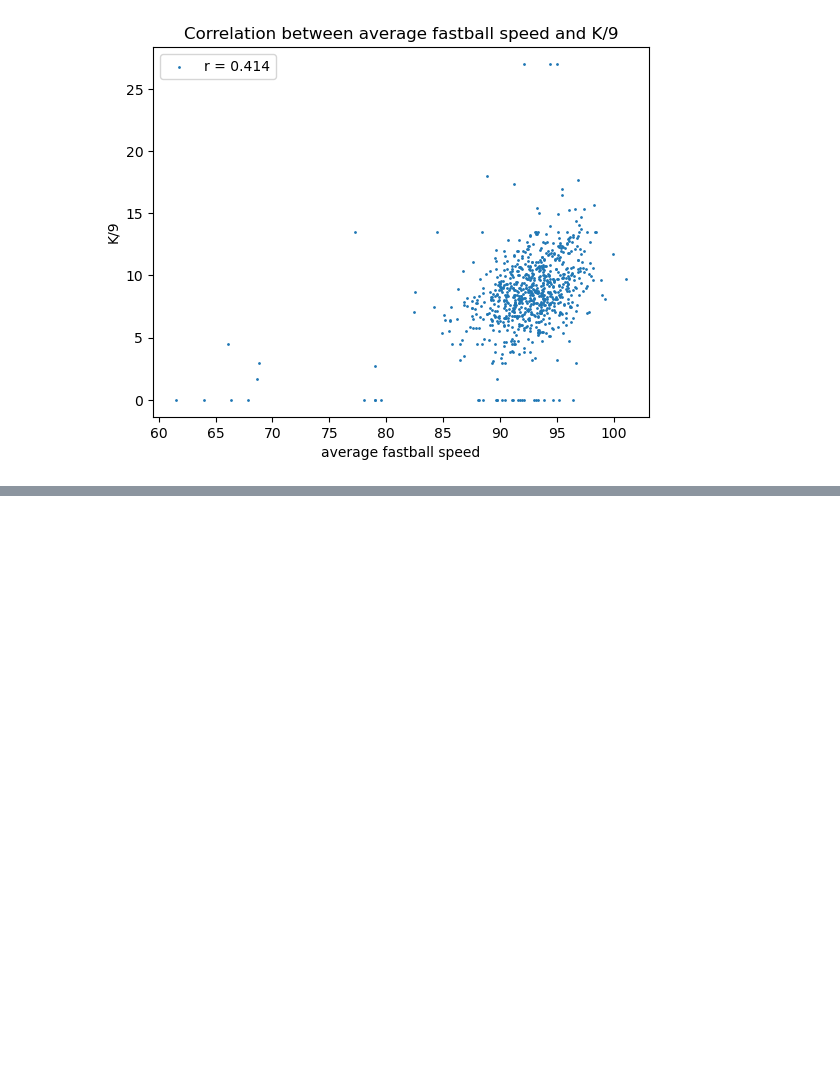
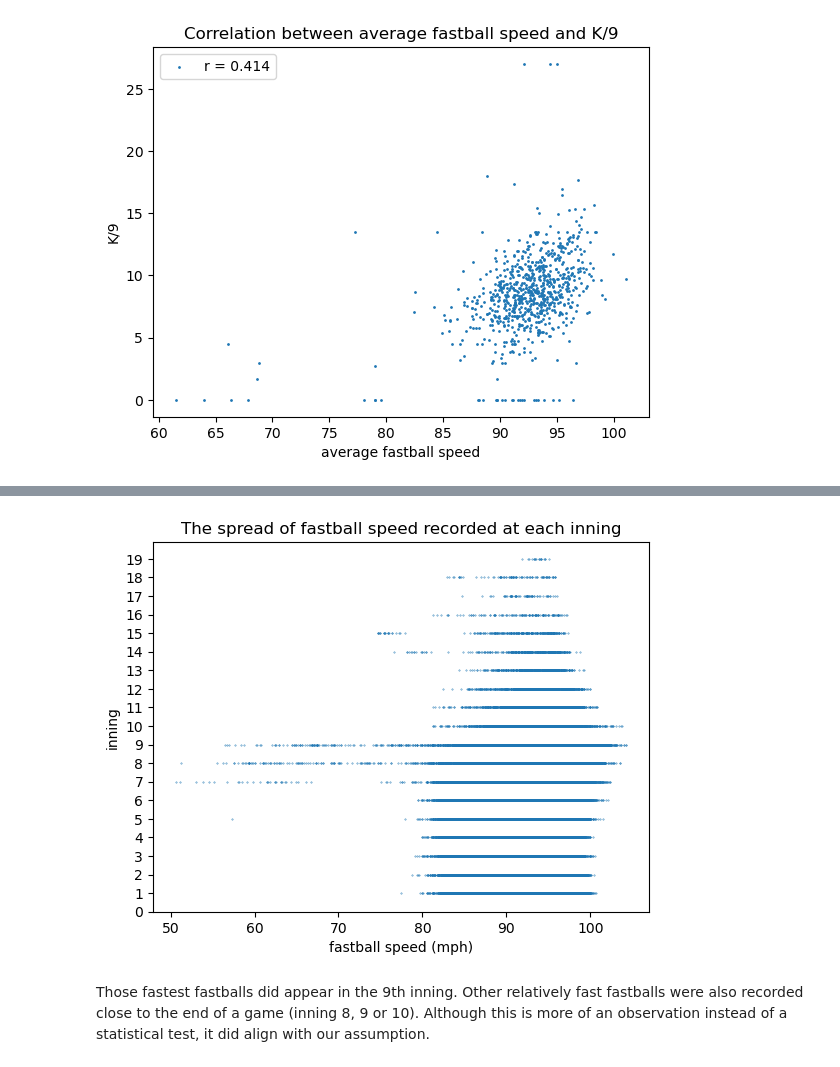
Before and after one commit to Stevey8/Fastball-vs-Pitcher-Performance, a Jupyter notebook: mlb_pitcher_2019.ipynb, the cells around one changed output, grey strips where cells are left out. Drawn from its saved outputs; the diff is of its cells as text; code cells hidden in the pictures; blank space fills up the shorter version.

```diff
--- a/mlb_pitcher_2019.ipynb
+++ b/mlb_pitcher_2019.ipynb
@@ -297,0 +344,15 @@ The result shows a positive linear relationship between average fastball speed a
+# %%
+df_fb = df[df['pitch_group']=='fastball']
+max_inning_n = df['inning'].max()
+# df_fb.head()
+
+df_fb.plot.scatter(x='start_speed',y='inning', s=0.1)
+plt.yticks(np.arange(0,max_inning_n+1,1))
+plt.xlabel('fastball speed (mph)')
+plt.ylabel('inning')
+plt.title('The spread of fastball speed recorded at each inning')
+plt.show()
+# %% [output]
+[figure, added]
+# %% [markdown]
+Those fastest fastballs did appear in the 9th inning. Other relatively fast fastballs were also recorded close to the end of a game (inning 8, 9 or 10). Although this is more of an observation instead of a statistical test, it did align with our assumption.
```
Also changed, not shown: parts of 16 cells of this notebook.
